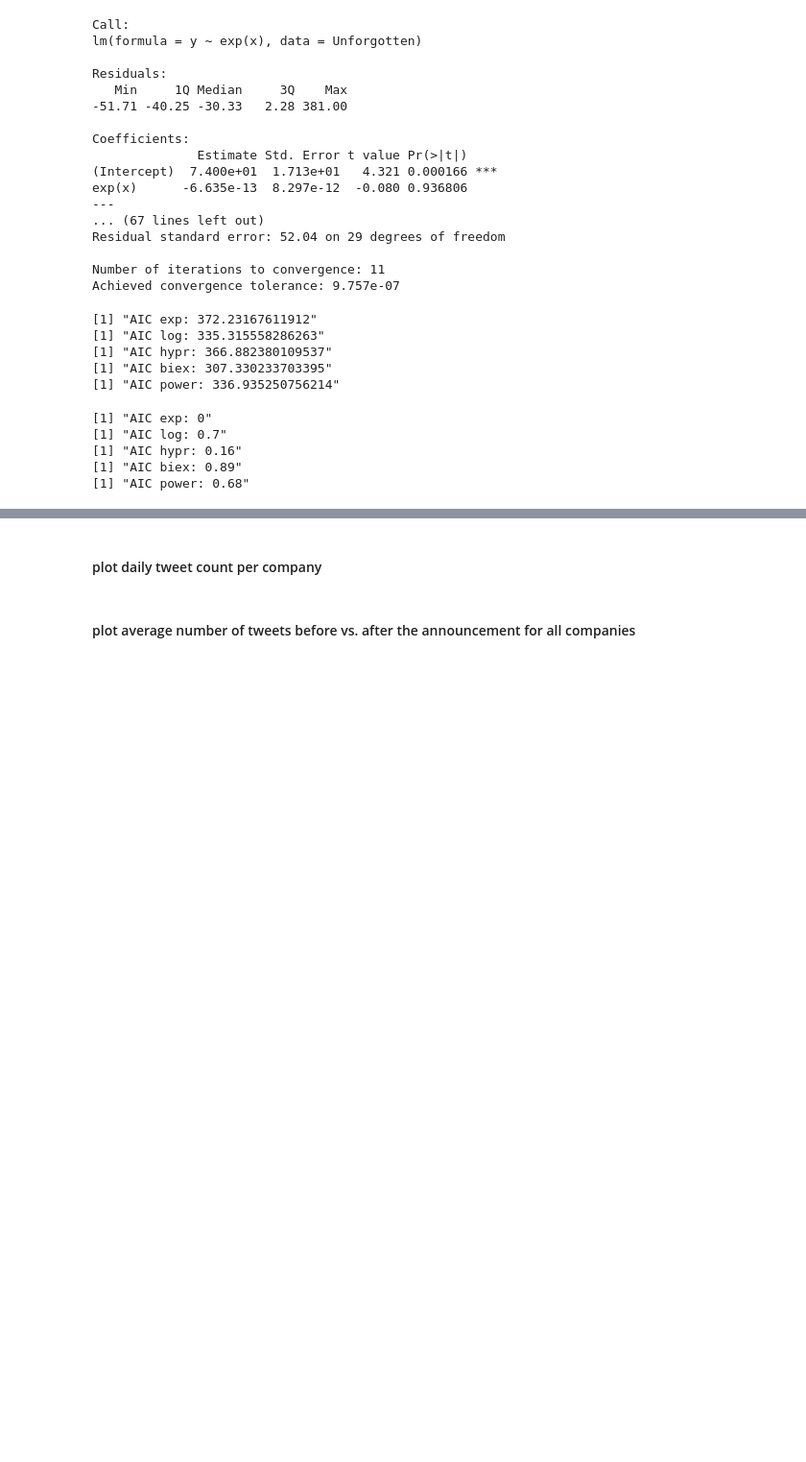
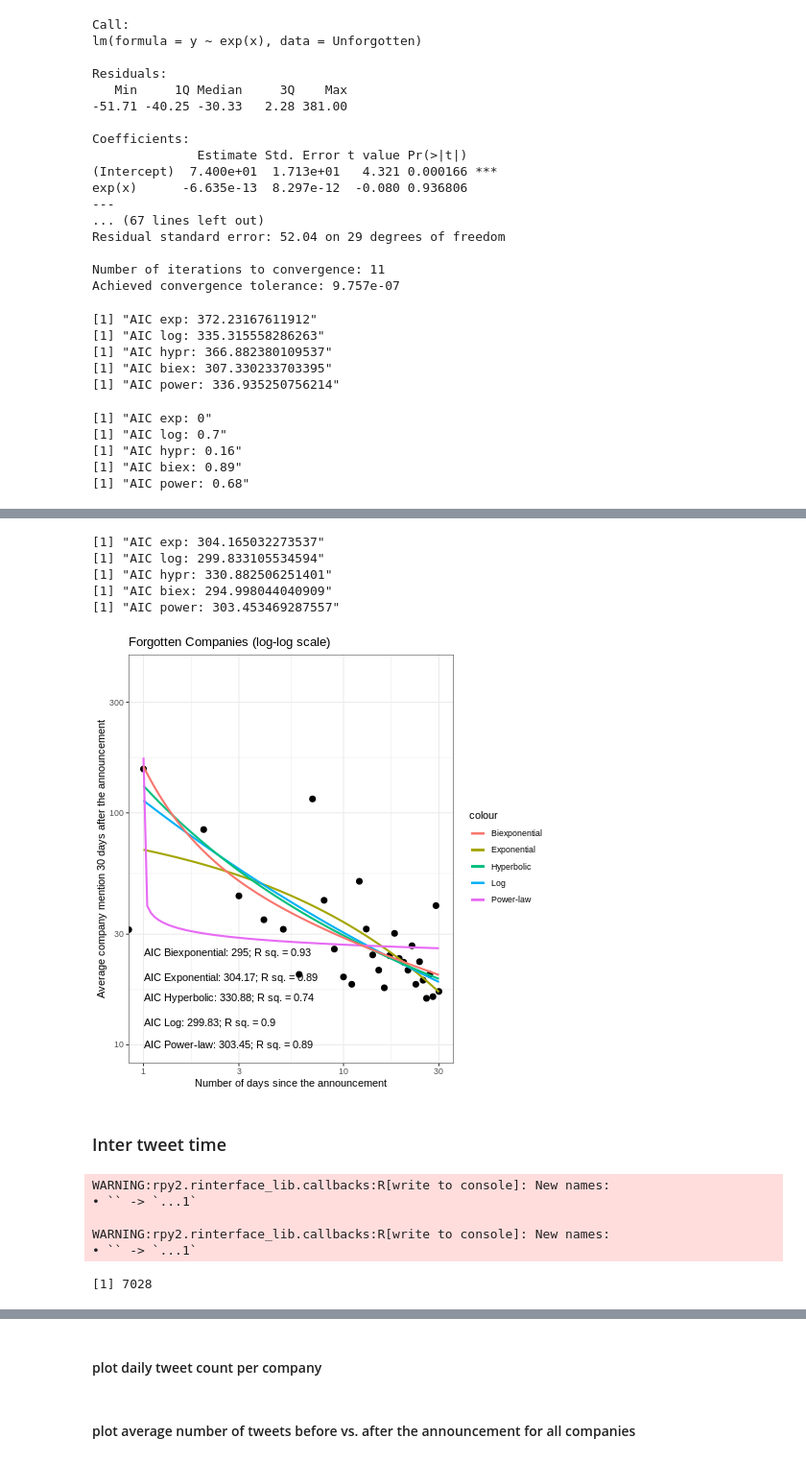
Before and after one commit to bartala/Bankruptcy, a Jupyter notebook: R_PY_before_covid_data.ipynb, the cells around one changed output, grey strips where cells are left out. Shown at 96% size. Cells and saved outputs as stored; diff of their text form; code cells hidden in the pictures; blank space fills up the shorter version.

```diff
--- a/R_PY_before_covid_data.ipynb
+++ b/R_PY_before_covid_data.ipynb
@@ -532,0 +482,12 @@ print(Biexponential)
+# %%
+# Forgotten companies
+
+%%R
+
+forgotten <- tmp[ (tmp$company) %in% (df_2[df_2$After < df_2$Before,'Company']) & tmp$number >=0, ] # number:= number of days since bankruptcy announcement
+
+forgotten <- sqldf("select avg(freq) as avg, number from forgotten group by number",method = "name__class")
+
+forgotten_companies <- df_2[df_2$After < df_2$Before,'Company']
+# number of companies
+print( forgotten_companies )
@@ -532,0 +541,56 @@ print(Biexponential)
+# %%
+%%R
+print(paste0("AIC exp: ", gof(expmodel)$AIC))
+print(paste0("AIC log: ",gof(logmodel)$AIC))
+print(paste0("AIC hypr: ",AIC(hyper_fit)))
+print(paste0("AIC biex: ",AIC(biexp_fit)))
+print(paste0("AIC power: ",AIC(power_fit)))
+# %% [output]
+[1] "AIC exp: 304.165032273537"
+[1] "AIC log: 299.833105534594"
+[1] "AIC hypr: 330.882506251401"
+[1] "AIC biex: 294.998044040909"
+[1] "AIC power: 303.453469287557"
+# %%
+%%R
+
+ggplot(forgotten, aes(x=number, y=avg)) +
+  geom_point(shape = 21, colour = "black", fill = "black", size = 2, stroke = 1) +
+  scale_x_continuous(trans = "log10", limits = c(1, 30)) +
+  scale_y_continuous(trans = "log10", limits = c(10, 400)) +
+  #coord_cartesian(ylim = c(0,500)) +
+  geom_smooth(method="lm", aes(color="Exponential"), formula= (y ~ exp(x)), se=FALSE, linetype = 1) +
+  geom_smooth(method = "glm", aes(color="Log"), formula = y~x, se=FALSE, method.args = list(family = gaussian(link = 'log')),linetype = 1) +
+  geom_smooth(method = "nls", aes(color = "Hyperbolic"), formula = y ~ a/(1 + b * x), start = list(a = 1, b = 1), se = FALSE, linetype = 1) +
+  geom_smooth(method = "nls", aes(color = "Power-law"), formula = y ~ a * (x+0.0000001)^(-b), se = FALSE, method.args = list(start = list(a = 1, b = 1))) +
+  geom_smooth(method = "nls", aes(color = "Biexponential"), formula = y ~ a1*exp(-b1*x) + a2*exp(-b2*x), se = FALSE, method.args = list(start = c(a1 = 5, b1 = 2, a2 = 3, b2 = 0.5))) +
+  ggtitle("Forgotten Companies (log-log scale)") +
+    ylab("Average company mention 30 days after the announcement") + xlab("Number of days since the announcement")+
+  annotate("text", x=1, y=25,  label= paste0("AIC Biexponential: ",round(AIC(biexp_fit),2),"; R sq. = " ,round(r_sqared(biexp_fit),2)),hjust = 0)+
+  annotate("text", x=1, y=19.5, label= paste0("AIC Exponential: ", round(gof(expmodel)$AIC,2), "; R sq. = " ,round(r_sqared(expmodel),2)),hjust = 0) +
+  annotate("text", x=1, y=16, label= paste0("AIC Hyperbolic: ",round(AIC(hyper_fit),2), "; R sq. = " ,round(r_sqared(hyper_fit),2)),hjust = 0)+
+  annotate("text", x=1, y=12.5, label= paste0("AIC Log: ",round(gof(logmodel)$AIC,2),"; R sq. = " ,round(r_sqared(logmodel),2)),hjust = 0)+
+  annotate("text", x=1, y=10, label= paste0("AIC Power-law: ",round(AIC(power_fit),2),"; R sq. = " ,round(r_sqared(power_fit),2)),hjust = 0)+
+  theme_bw()
+# %% [output]
+[figure, added]
+# %% [markdown]
+### Inter tweet time
+# %%
+%%R
+
+after <- read_csv(paste0(PTH1,"/after.csv"),col_types = cols(...1 = col_skip(), id = col_character(),
+                                                                     conversation_id = col_character(),
+                                                                     author_id = col_character(),
+                                                                     in_reply_to_user_id = col_character()))
+
+before <- read_csv(paste0(PTH1,"/before.csv"),col_types = cols(...1 = col_skip(), id = col_character(),
+                                                                       in_reply_to_user_id = col_character(),
+                                                                       author_id = col_character(),
+                                                                       conversation_id = col_character()))
+# %% [output]
+WARNING:rpy2.rinterface_lib.callbacks:R[write to console]: New names:
+• `` -> `...1`
+
+WARNING:rpy2.rinterface_lib.callbacks:R[write to console]: New names:
+• `` -> `...1`
@@ -532,0 +619,6 @@ print(Biexponential)
+# %%
+%%R
+nrow(inter_Tweet_time_before_forgot)
+nrow(inter_Tweet_time_before_unforgot)
+# %% [output]
+[1] 7028
```
Also changed, not shown: parts of 22 cells of this notebook.
